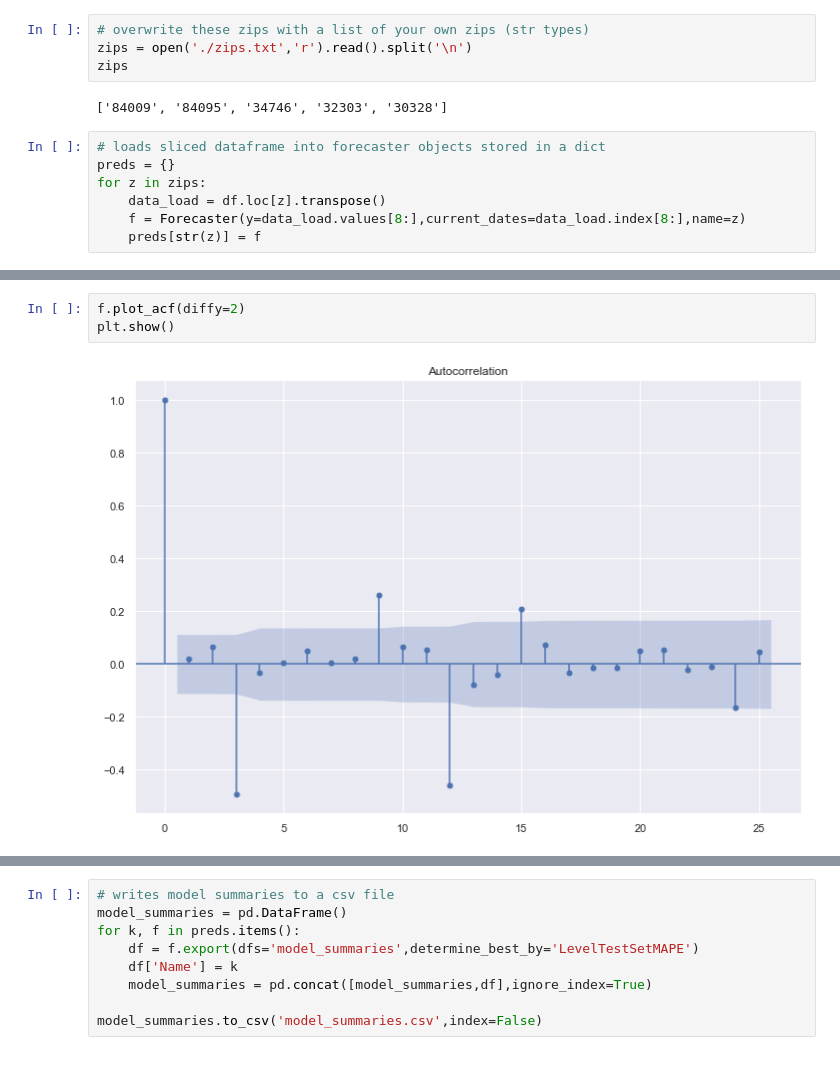
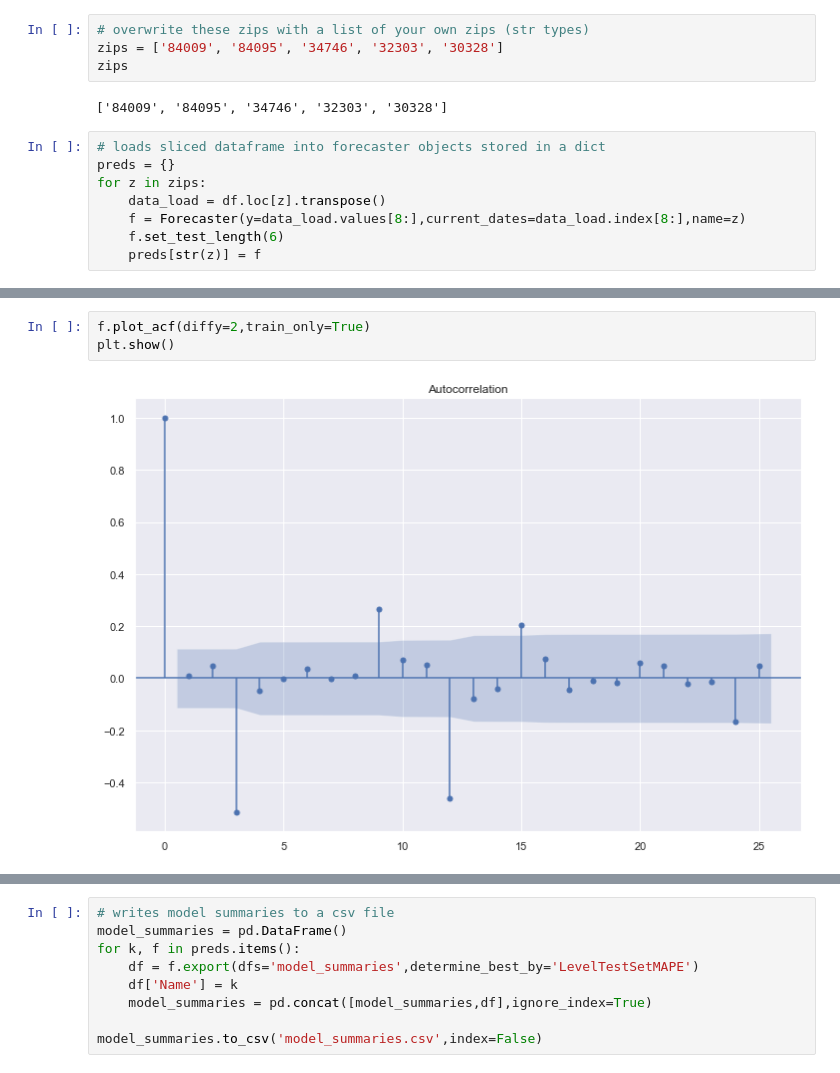
Before and after one commit to mikekeith52/housing_prices, a Jupyter notebook: housing_prices.ipynb, the cells around one changed output, grey strips where cells are left out. Saved outputs shown, nothing was run; the diff lists cells and outputs as text.

```diff
--- a/housing_prices.ipynb
+++ b/housing_prices.ipynb
@@ -86,6 +80,6 @@ df.head()
 # %%
 # overwrite these zips with a list of your own zips (str types)
-zips = open('./zips.txt','r').read().split('\n')
+zips = ['84009', '84095', '34746', '32303', '30328']
 zips
 # %% [output]
 ['84009', '84095', '34746', '32303', '30328']
@@ -95,4 +89,5 @@ preds = {}
 for z in zips:
     data_load = df.loc[z].transpose()
     f = Forecaster(y=data_load.values[8:],current_dates=data_load.index[8:],name=z)
+    f.set_test_length(6)
     preds[str(z)] = f
@@ -99,6 +98,6 @@ for z in zips:
 # %%
-f.plot_acf(diffy=2)
+f.plot_acf(diffy=2,train_only=True)
 plt.show()
 # %% [output]
-[figure, old version]
+[figure, new version]
 # %%
```
Also changed, not shown: parts of 10 cells of this notebook, 2 other files.
